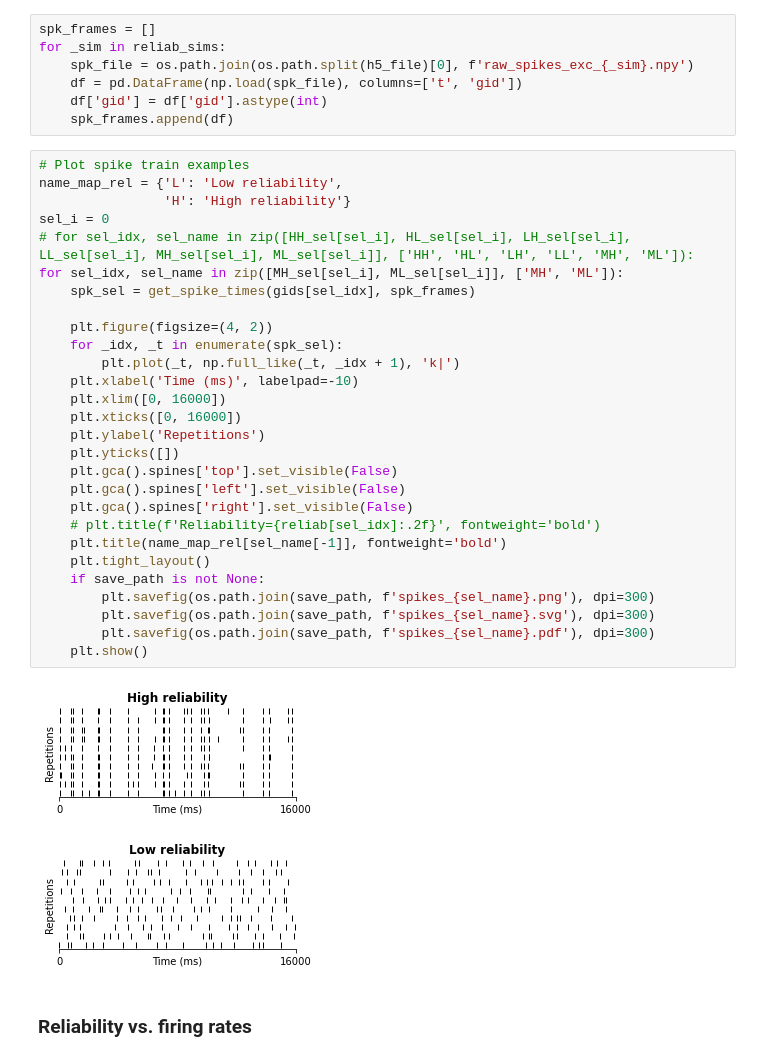
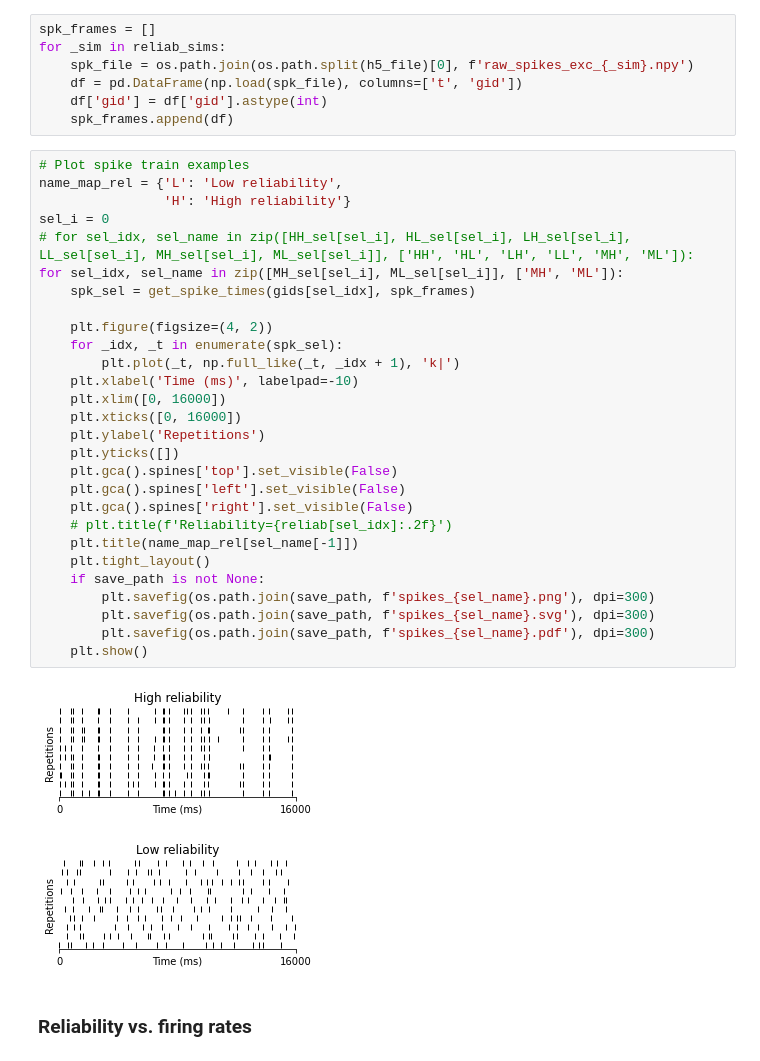
Before and after one commit to BlueBrain/reliability-and-structure, a Jupyter notebook: data_analysis/activity/visualization/Figure_reliability_supplement.ipynb, the cells around one changed output. Cells and saved outputs as stored; diff of their text form.

Commit message:
Adjusted titles

```diff
--- a/data_analysis/activity/visualization/Figure_reliability_supplement.ipynb
+++ b/data_analysis/activity/visualization/Figure_reliability_supplement.ipynb
@@ -135,34 +135,34 @@ for _sim in reliab_sims:
 # %%
 # Plot spike train examples
 name_map_rel = {'L': 'Low reliability',
                 'H': 'High reliability'}
 sel_i = 0
 # for sel_idx, sel_name in zip([HH_sel[sel_i], HL_sel[sel_i], LH_sel[sel_i], LL_sel[sel_i], MH_sel[sel_i], ML_sel[sel_i]], ['HH', 'HL', 'LH', 'LL', 'MH', 'ML']):
 for sel_idx, sel_name in zip([MH_sel[sel_i], ML_sel[sel_i]], ['MH', 'ML']):
     spk_sel = get_spike_times(gids[sel_idx], spk_frames)
 
     plt.figure(figsize=(4, 2))
     for _idx, _t in enumerate(spk_sel):
         plt.plot(_t, np.full_like(_t, _idx + 1), 'k|')
     plt.xlabel('Time (ms)', labelpad=-10)
     plt.xlim([0, 16000])
     plt.xticks([0, 16000])
     plt.ylabel('Repetitions')
     plt.yticks([])
     plt.gca().spines['top'].set_visible(False)
     plt.gca().spines['left'].set_visible(False)
     plt.gca().spines['right'].set_visible(False)
-    # plt.title(f'Reliability={reliab[sel_idx]:.2f}', fontweight='bold')
-    plt.title(name_map_rel[sel_name[-1]], fontweight='bold')
+    # plt.title(f'Reliability={reliab[sel_idx]:.2f}')
+    plt.title(name_map_rel[sel_name[-1]])
     plt.tight_layout()
     if save_path is not None:
         plt.savefig(os.path.join(save_path, f'spikes_{sel_name}.png'), dpi=300)
         plt.savefig(os.path.join(save_path, f'spikes_{sel_name}.svg'), dpi=300)
         plt.savefig(os.path.join(save_path, f'spikes_{sel_name}.pdf'), dpi=300)
     plt.show()
 # %% [output]
-[figure, old version]
+[figure, new version]
-[figure, old version]
+[figure, new version]
 # %% [markdown]
 ### Reliability vs. firing rates
 # %%
```
